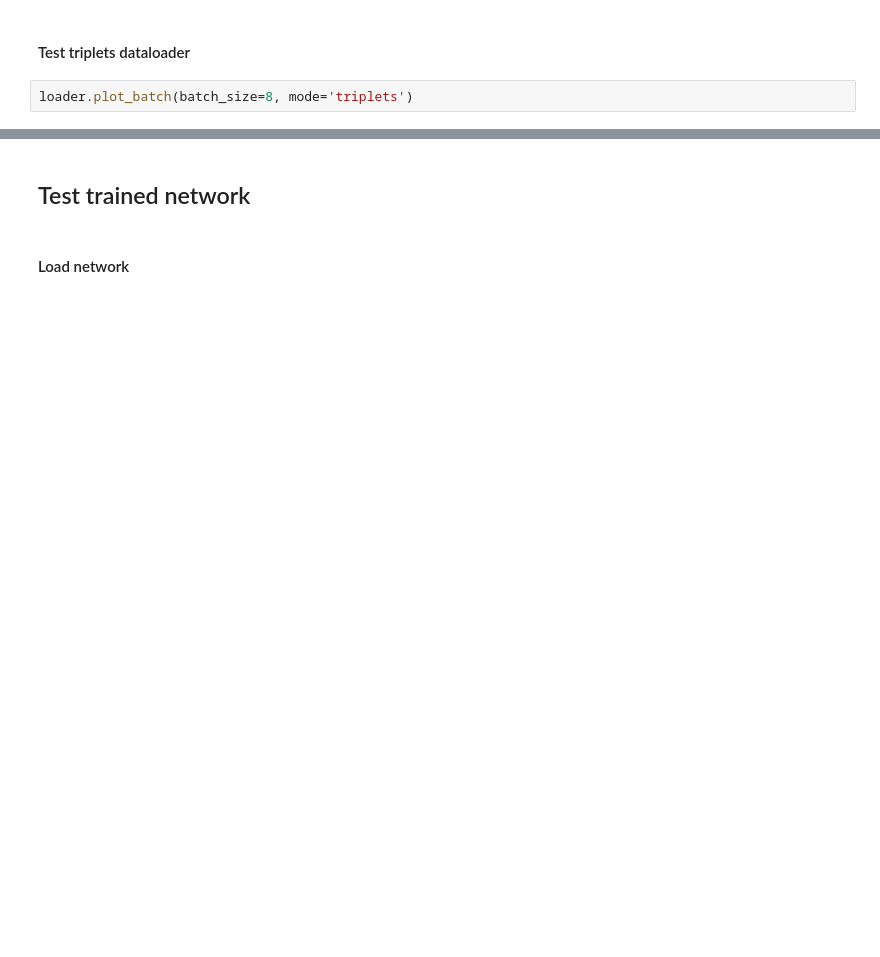
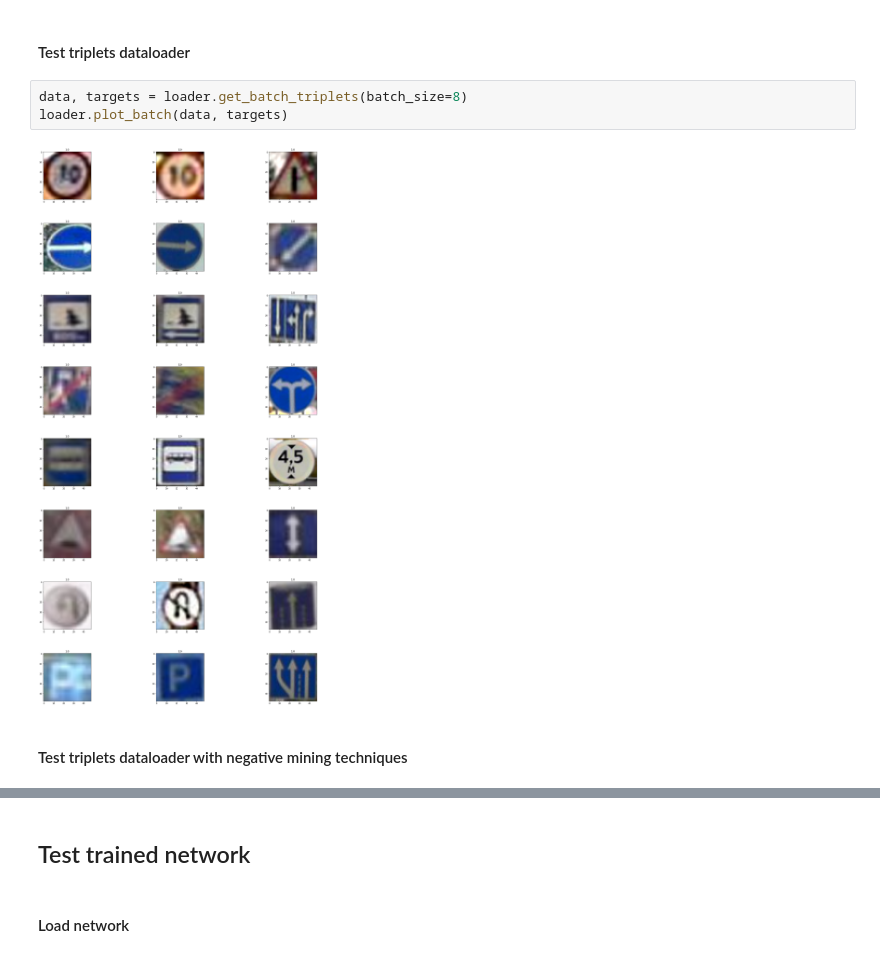
Before and after one commit to RocketFlash/EmbeddingNet, a Jupyter notebook: test_network.ipynb, the cells around one changed output, grey strips where cells are left out. Drawn from its saved outputs; the diff is of its cells as text; blank space fills up the shorter version.

Commit message:
add negatives mining strategies

```diff
--- a/test_network.ipynb
+++ b/test_network.ipynb
@@ -16,4 +61,9 @@ loader.plot_batch(batch_size=8, mode='pairs')
 # %% [markdown]
 #### Test triplets dataloader
-# %%
-loader.plot_batch(batch_size=8, mode='triplets')
+# %%
+data, targets = loader.get_batch_triplets(batch_size=8)
+loader.plot_batch(data, targets)
+# %% [output]
+[figure, added]
+# %% [markdown]
+#### Test triplets dataloader with negative mining techniques
```
Also changed, not shown: parts of 10 cells of this notebook, 13 other files.
